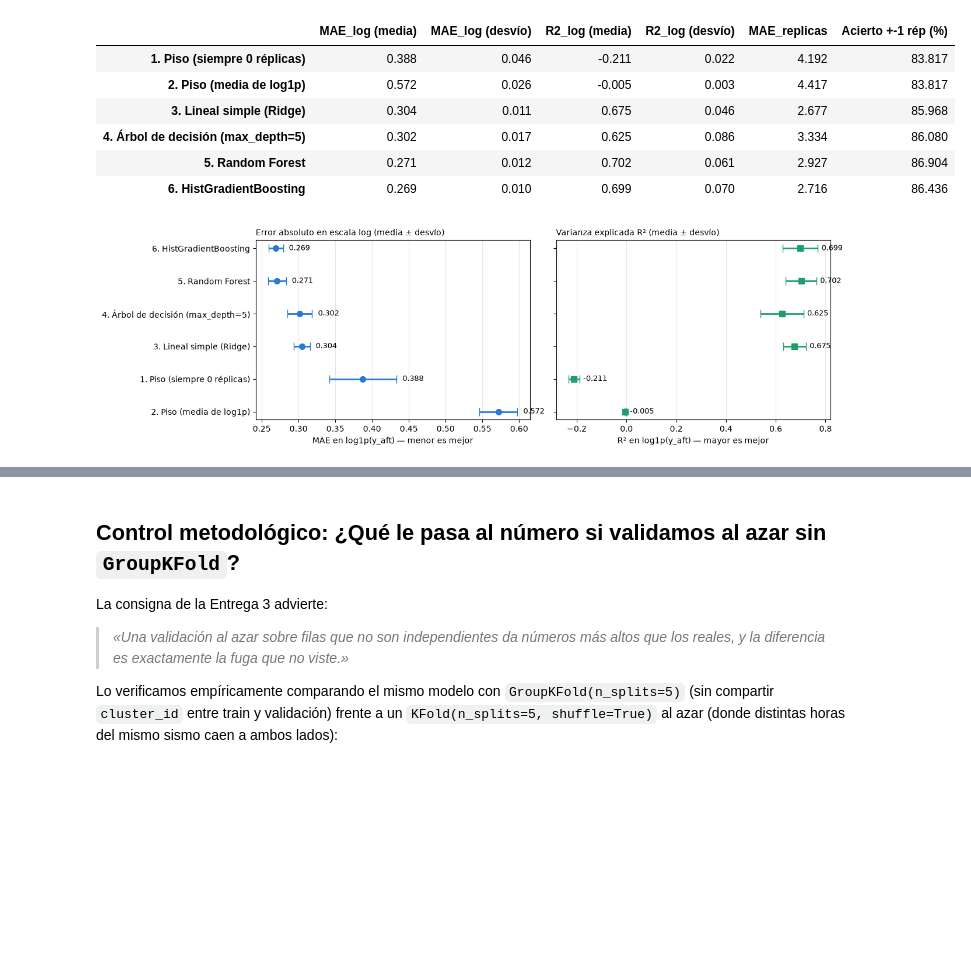
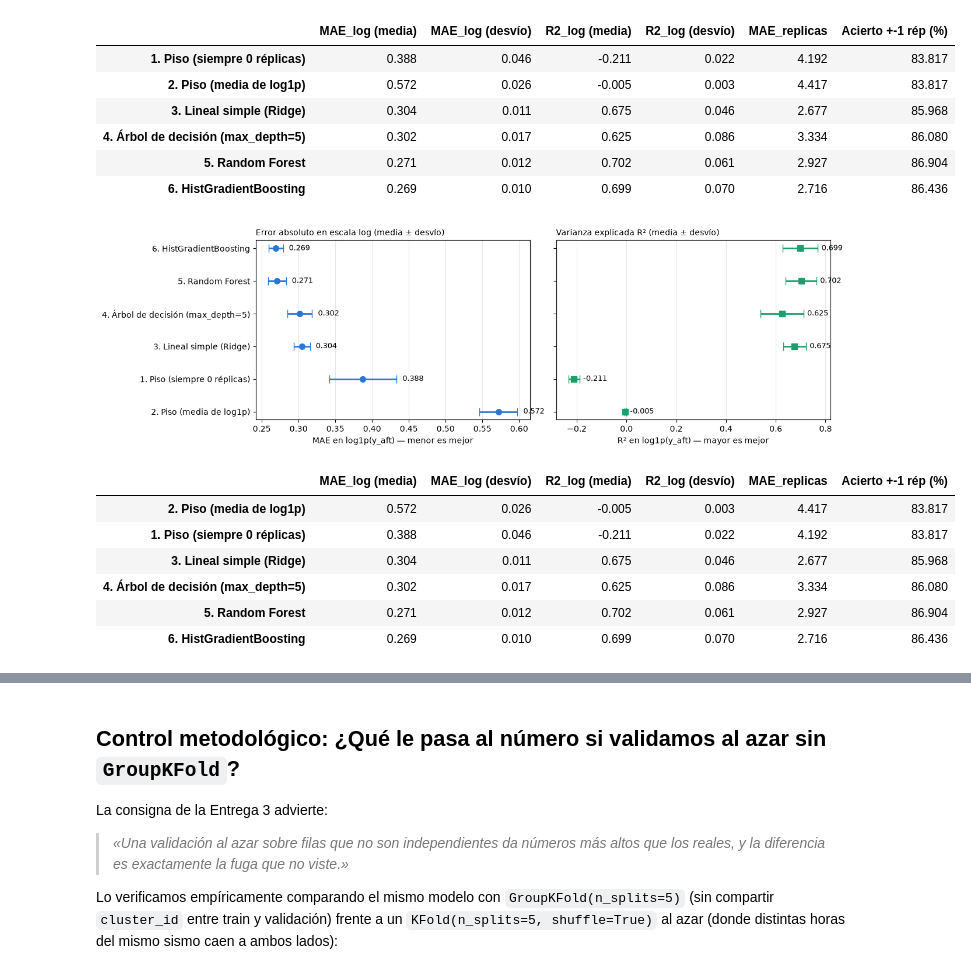
Before and after one commit to ElPacho21/ciencia-datos-sismos, a Jupyter notebook: notebooks/Entrega_3_opcion1.ipynb, the cells around one changed output, grey strips where cells are left out. Cells and saved outputs as stored; diff of their text form; code cells hidden in the pictures; blank space fills up the shorter version.

```diff
--- a/notebooks/Entrega_3_opcion1.ipynb
+++ b/notebooks/Entrega_3_opcion1.ipynb
@@ -683,31 +710,40 @@ axes[0].grid(axis="x", alpha=0.3)
 
 # Panel derecho: R2_log (mayor es mejor)
 axes[1].errorbar(
     tabla_comp["R2_log (media)"],
     tabla_comp.index,
     xerr=tabla_comp["R2_log (desvío)"],
     fmt="s",
     color="#1f9e6b",
     ecolor="#1f9e6b",
     elinewidth=2,
     capsize=5,
     markersize=7,
 )
 for nombre, fila in tabla_comp.iterrows():
     axes[1].text(
         fila["R2_log (media)"] + fila["R2_log (desvío)"] + 0.015,
         nombre,
         f"{fila['R2_log (media)']:.3f}",
         va="center",
         ha="left",
         fontsize=9,
     )
 axes[1].set_xlabel("R² en log1p(y_aft) — mayor es mejor")
 axes[1].set_title("Varianza explicada R² (media ± desvío)", fontsize=10, loc="left")
 axes[1].grid(axis="x", alpha=0.3)
 
 plt.tight_layout()
 plt.show()
+
+display(tabla_comp)
 # %% [output]
 [figure]
+|  | MAE_log (media) | MAE_log (desvío) | R2_log (media) | R2_log (desvío) | MAE_replicas | Acierto +-1 rép (%) |
+| 2. Piso (media de log1p) | 0.572 | 0.026 | -0.005 | 0.003 | 4.417 | 83.817 |
+| 1. Piso (siempre 0 réplicas) | 0.388 | 0.046 | -0.211 | 0.022 | 4.192 | 83.817 |
+| 3. Lineal simple (Ridge) | 0.304 | 0.011 | 0.675 | 0.046 | 2.677 | 85.968 |
+| 4. Árbol de decisión (max_depth=5) | 0.302 | 0.017 | 0.625 | 0.086 | 3.334 | 86.080 |
+| 5. Random Forest | 0.271 | 0.012 | 0.702 | 0.061 | 2.927 | 86.904 |
+| 6. HistGradientBoosting | 0.269 | 0.010 | 0.699 | 0.070 | 2.716 | 86.436 |
 # %% [markdown]
```
Also changed, not shown: parts of 17 cells of this notebook, 1 other file.
